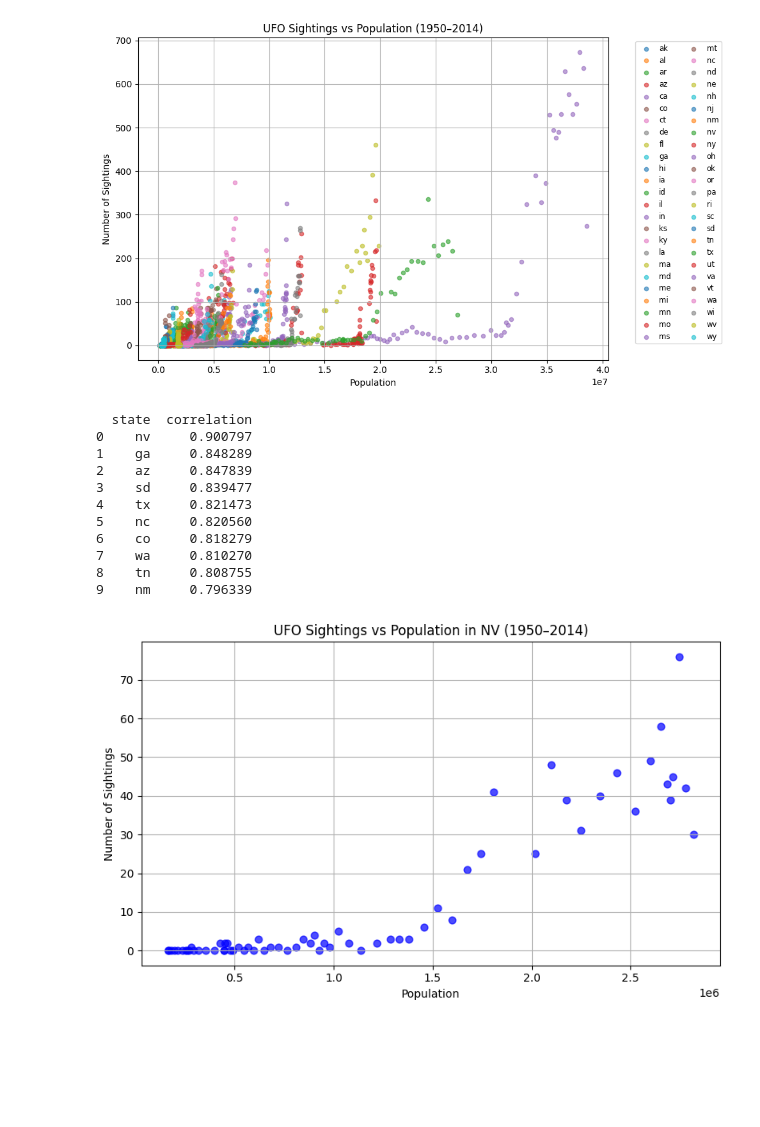
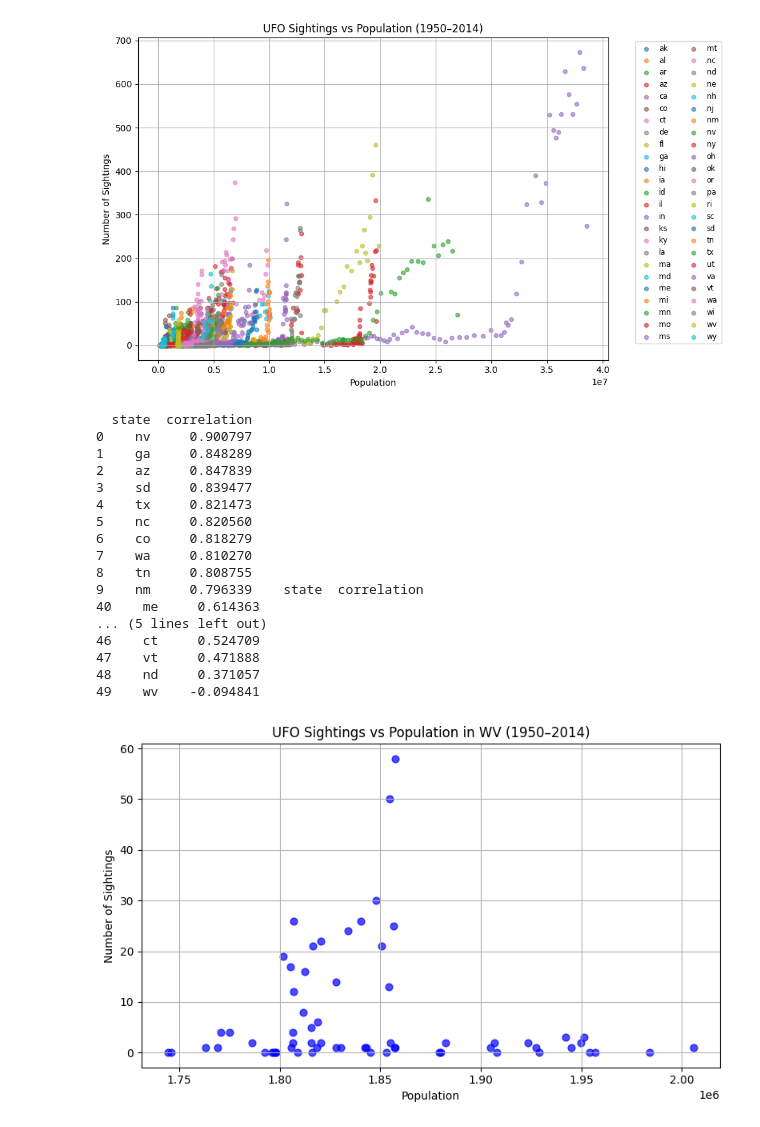
Before and after one commit to s224394two/s224394two.github.io, a Jupyter notebook: Plots/correlation.ipynb, the cells around one changed output. Saved outputs shown, nothing was run; the diff lists cells and outputs as text; code cells hidden in the pictures; blank space fills up the shorter version.

```diff
--- a/Plots/correlation.ipynb
+++ b/Plots/correlation.ipynb
@@ -97,7 +103,7 @@ state_correlations = merged.groupby('state').apply(
 state_correlations = state_correlations.sort_values(by='correlation', ascending=False).reset_index(drop=True)
 
 # Display top results
-print(state_correlations.head(10))
+print(state_correlations.head(10),state_correlations.tail(10))
 # %% [output]
   state  correlation
 0    nv     0.900797
@@ -109,21 +115,27 @@ print(state_correlations.head(10))
 6    co     0.818279
 7    wa     0.810270
 8    tn     0.808755
-9    nm     0.796339
+9    nm     0.796339    state  correlation
+40    me     0.614363
+... (5 lines left out)
+46    ct     0.524709
+47    vt     0.471888
+48    nd     0.371057
+49    wv    -0.094841
 # %%
-chosen_state = 'nv'  # Replace with any valid state abbreviation in lowercase
+chosen_state = 'wv'  # Replace with any valid state abbreviation in lowercase
 
 # Filter the data for that state
 state_data = merged[merged['state'] == chosen_state]
 
 # Plot
 plt.figure(figsize=(8, 5))
 plt.scatter(state_data['population'], state_data['num_sightings'], alpha=0.7, color='blue', s=40)
 plt.title(f'UFO Sightings vs Population in {chosen_state.upper()} (1950–2014)')
 plt.xlabel('Population')
 plt.ylabel('Number of Sightings')
 plt.grid(True)
 plt.tight_layout()
 plt.show()
 # %% [output]
-[figure, old version]
+[figure, new version]
```
Also changed, not shown: parts of 1 cell of this notebook.
